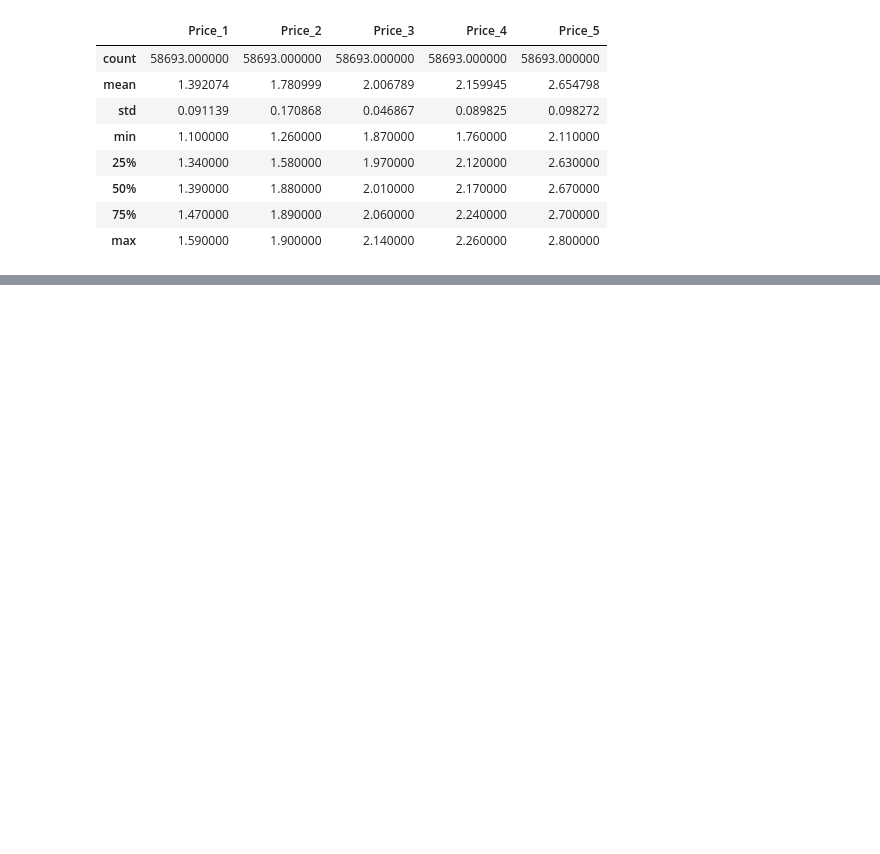
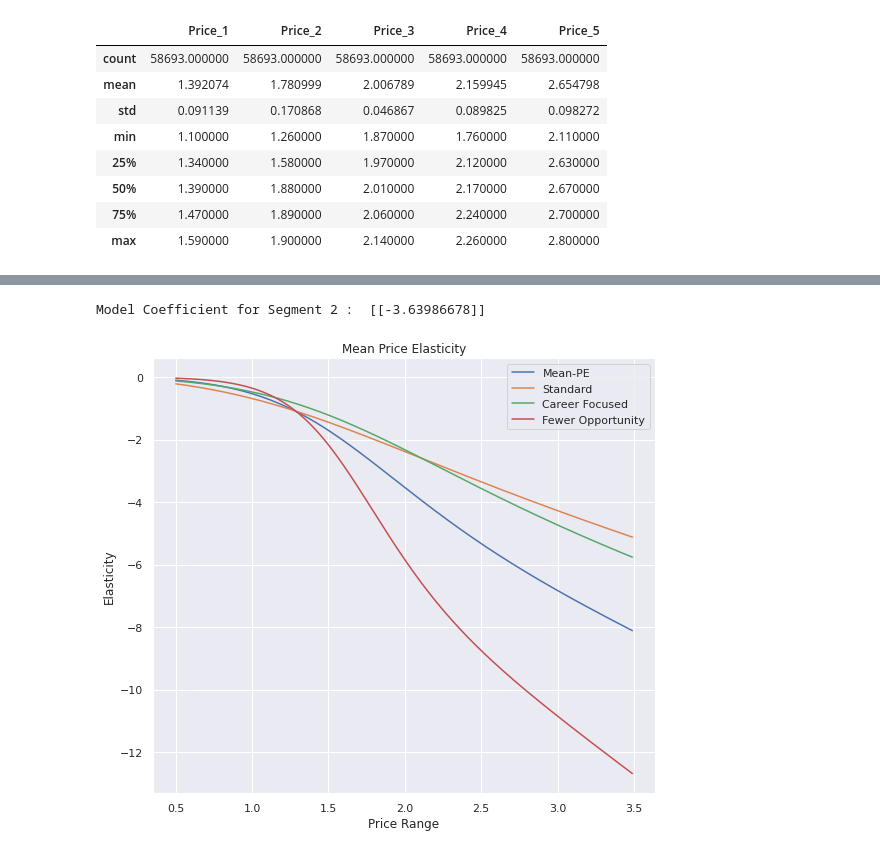
Before and after one commit to rajeevak40/Retail_Analytics, a Jupyter notebook: Customer_Predictive_Analytics_.ipynb, the cells around one changed output, grey strips where cells are left out. Saved outputs shown, nothing was run; the diff lists cells and outputs as text; code cells hidden in the pictures; blank space fills up the shorter version.

```diff
--- a/Customer_Predictive_Analytics_.ipynb
+++ b/Customer_Predictive_Analytics_.ipynb
@@ -107,0 +210,34 @@ y_predict= model_purchase.predict_proba(price_range)
+# %%
+# Segment 2
+df_segment_2= df_purchase_predictors[df_purchase_predictors['Segment']==2]
+Y=df_segment_2['Incidence']
+x=pd.DataFrame()
+x['Mean']=(df_segment_2['Price_1']+df_segment_2['Price_2']+df_segment_2['Price_3']+df_segment_2['Price_4']+df_segment_2['Price_5'])/5
+model_purchase = LogisticRegression()
+model_purchase.fit(x,Y)
+print(f"Model Coefficient for Segment 2 : ",model_purchase.coef_)
+
+#Predict Purchase Probability
+y_predict= model_purchase.predict_proba(pd.DataFrame(df_price_range))
+purchase_prob= y_predict[:,1]
+
+# Compute price elasticity  E=beta*price*(1- Purchase Probability)
+pe_segment_2=model_purchase.coef_[:,0]* (1- purchase_prob)*price_range
+
+# Additing Segment PE to Dataframe
+df_price_elasticity['PE of Segment 2']=pe_segment_2
+
+# ploting on Mean PE
+plt.figure(figsize=(9,8))
+plt.plot(price_range, pe)
+plt.plot(price_range, pe_segment_0)
+plt.plot(price_range, pe_segment_1)
+plt.plot(price_range, pe_segment_2)
+plt.legend(['Mean-PE','Standard', 'Career Focused', 'Fewer Opportunity'])
+plt.xlabel('Price Range')
+plt.ylabel('Elasticity')
+plt.title('Mean Price Elasticity')
+plt.show()
+# %% [output]
+Model Coefficient for Segment 2 :  [[-3.63986678]]
+[figure, added]
```
Also changed, not shown: parts of 20 cells of this notebook.
